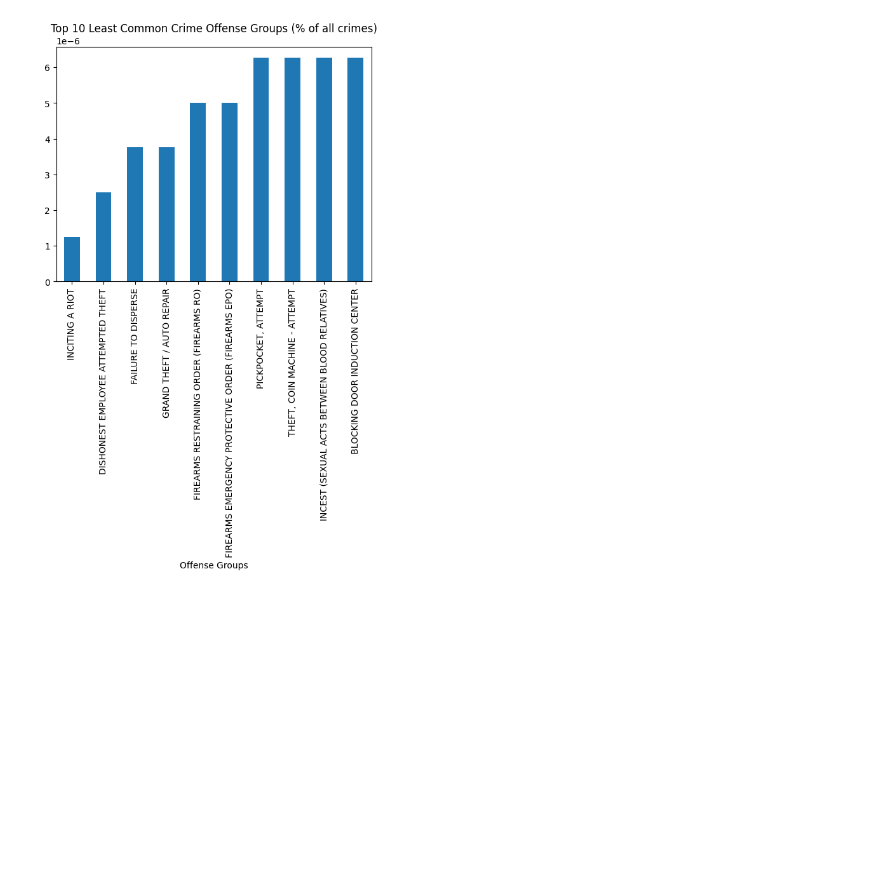
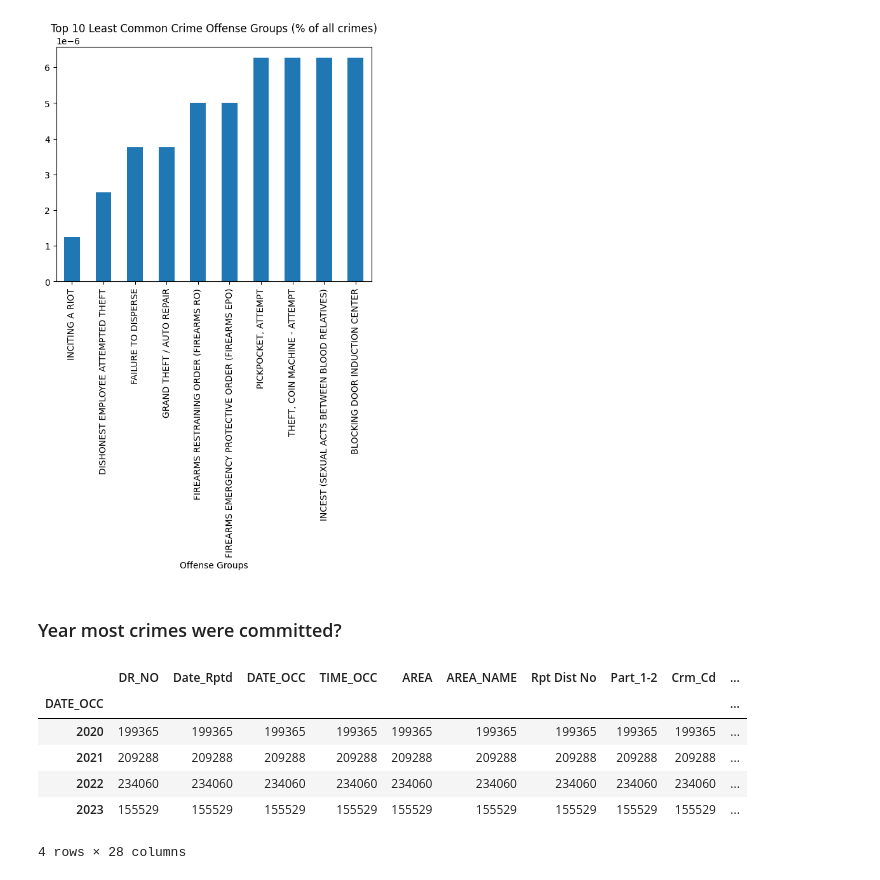
Before and after one commit to acorvin/la-crime-stats, a Jupyter notebook: la-crime-stats.ipynb, the cells around one changed output. Saved outputs shown, nothing was run; the diff lists cells and outputs as text; code cells hidden in the pictures; blank space fills up the shorter version.

```diff
--- a/la-crime-stats.ipynb
+++ b/la-crime-stats.ipynb
@@ -249,3 +317,17 @@ BLOCKING DOOR INDUCTION CENTER                        0.000006
 Name: count, dtype: float64
 Text(0.5, 0, 'Offense Groups')
 [figure]
+# %% [markdown]
+### Year most crimes were committed?
+# %%
+year = crime.DATE_OCC.dt.year
+
+crime.groupby(year).count()
+# %% [output]
+|  | DR_NO | Date_Rptd | DATE_OCC | TIME_OCC | AREA | AREA_NAME | Rpt Dist No | Part_1-2 | Crm_Cd | ... |
+| DATE_OCC |  |  |  |  |  |  |  |  |  | ... |
+| 2020 | 199365 | 199365 | 199365 | 199365 | 199365 | 199365 | 199365 | 199365 | 199365 | ... |
+| 2021 | 209288 | 209288 | 209288 | 209288 | 209288 | 209288 | 209288 | 209288 | 209288 | ... |
+| 2022 | 234060 | 234060 | 234060 | 234060 | 234060 | 234060 | 234060 | 234060 | 234060 | ... |
+| 2023 | 155529 | 155529 | 155529 | 155529 | 155529 | 155529 | 155529 | 155529 | 155529 | ... |
+4 rows × 28 columns
```
Also changed, not shown: parts of 13 cells of this notebook.
